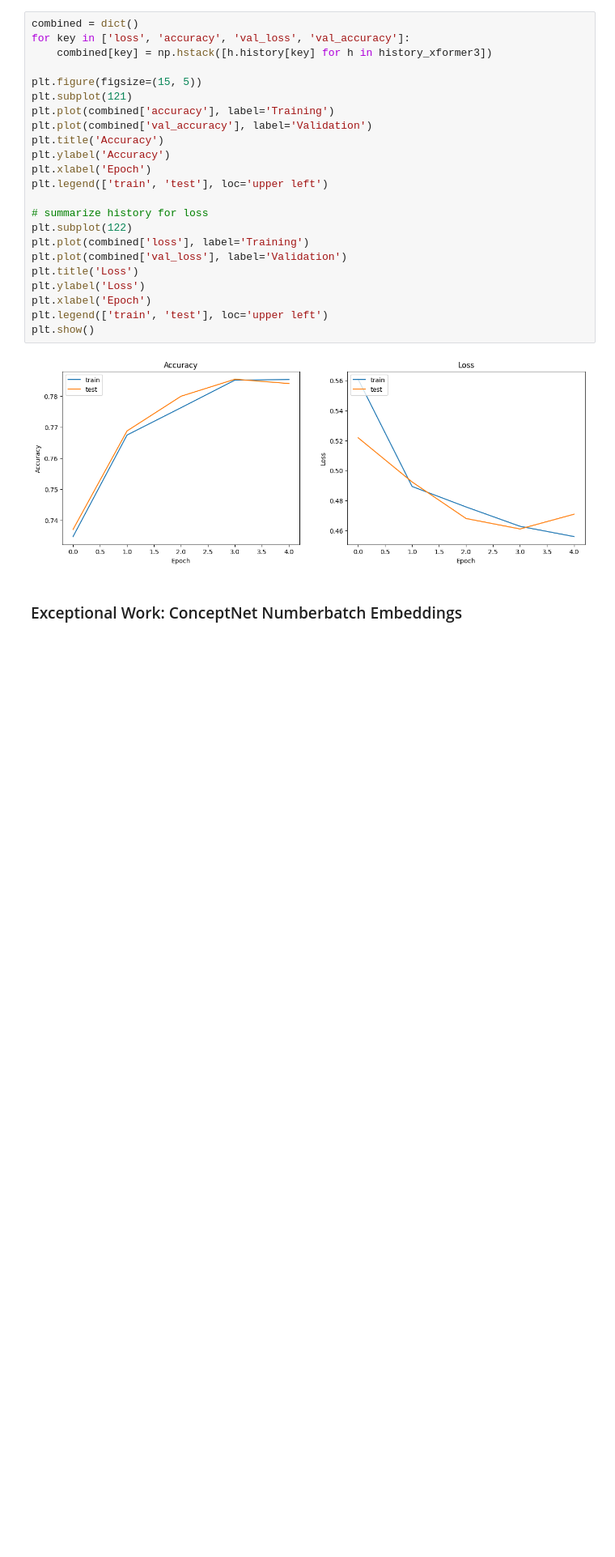
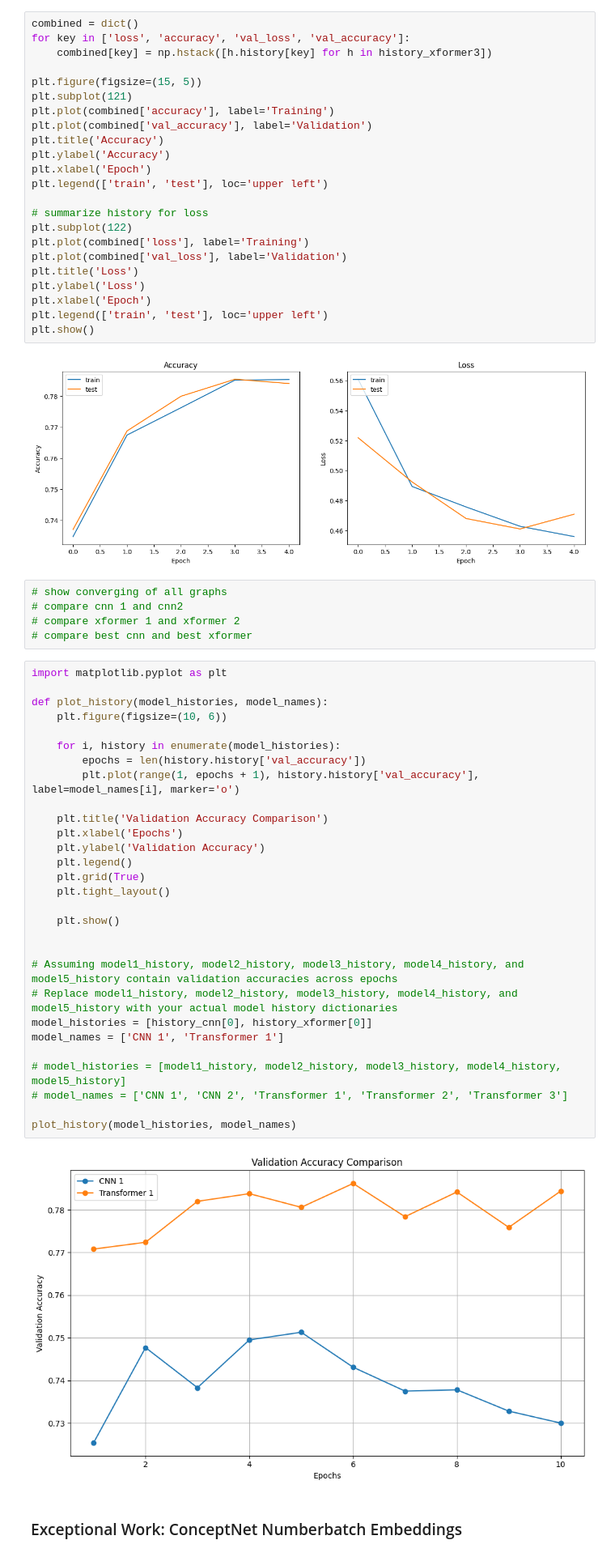
Before and after one commit to wyattsaltzman/ML-F23-Lab7, a Jupyter notebook: lab7.ipynb, the cells around one changed output. Shown at 81% size. Cells and saved outputs as stored; diff of their text form; blank space fills up the shorter version.

```diff
--- a/lab7.ipynb
+++ b/lab7.ipynb
@@ -950,6 +971,42 @@ plt.legend(['train', 'test'], loc='upper left')
 plt.show()
 # %% [output]
 [figure]
+# %%
+# show converging of all graphs
+# compare cnn 1 and cnn2
+# compare xformer 1 and xformer 2
+# compare best cnn and best xformer
+# %%
+import matplotlib.pyplot as plt
+
+def plot_history(model_histories, model_names):
+    plt.figure(figsize=(10, 6))
+
+    for i, history in enumerate(model_histories):
+        epochs = len(history.history['val_accuracy'])
+        plt.plot(range(1, epochs + 1), history.history['val_accuracy'], label=model_names[i], marker='o')
+
+    plt.title('Validation Accuracy Comparison')
+    plt.xlabel('Epochs')
+    plt.ylabel('Validation Accuracy')
+    plt.legend()
+    plt.grid(True)
+    plt.tight_layout()
+
+    plt.show()
+
+
+# Assuming model1_history, model2_history, model3_history, model4_history, and model5_history contain validation accuracies across epochs
+# Replace model1_history, model2_history, model3_history, model4_history, and model5_history with your actual model history dictionaries
+model_histories = [history_cnn[0], history_xformer[0]]
+model_names = ['CNN 1', 'Transformer 1']
+
+# model_histories = [model1_history, model2_history, model3_history, model4_history, model5_history]
+# model_names = ['CNN 1', 'CNN 2', 'Transformer 1', 'Transformer 2', 'Transformer 3']
+
+plot_history(model_histories, model_names)
+# %% [output]
+[figure, added]
 # %% [markdown]
 ### Exceptional Work: ConceptNet Numberbatch Embeddings
 # %%
```
Also changed, not shown: parts of 19 cells of this notebook.
